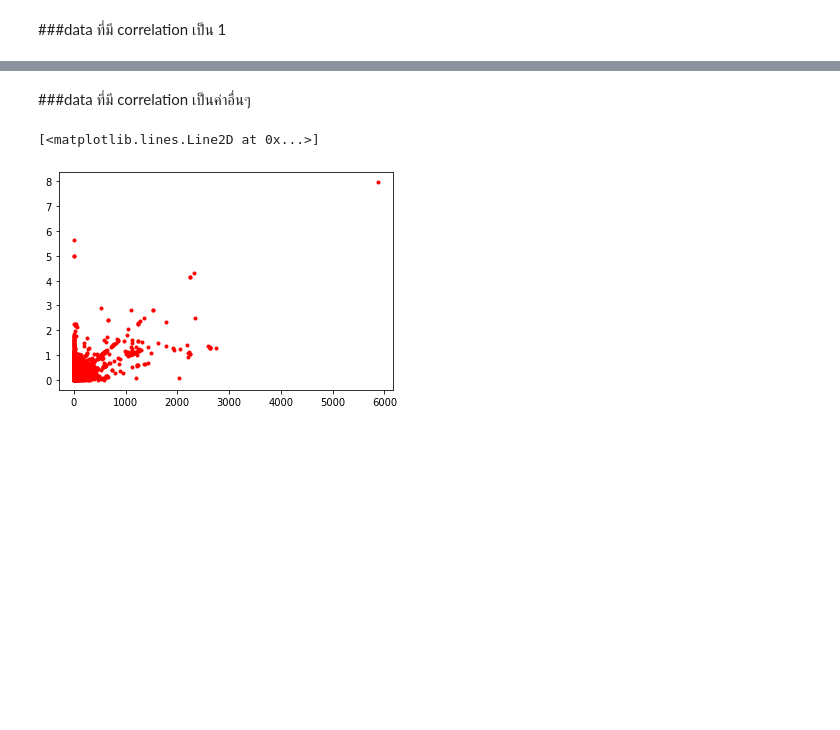
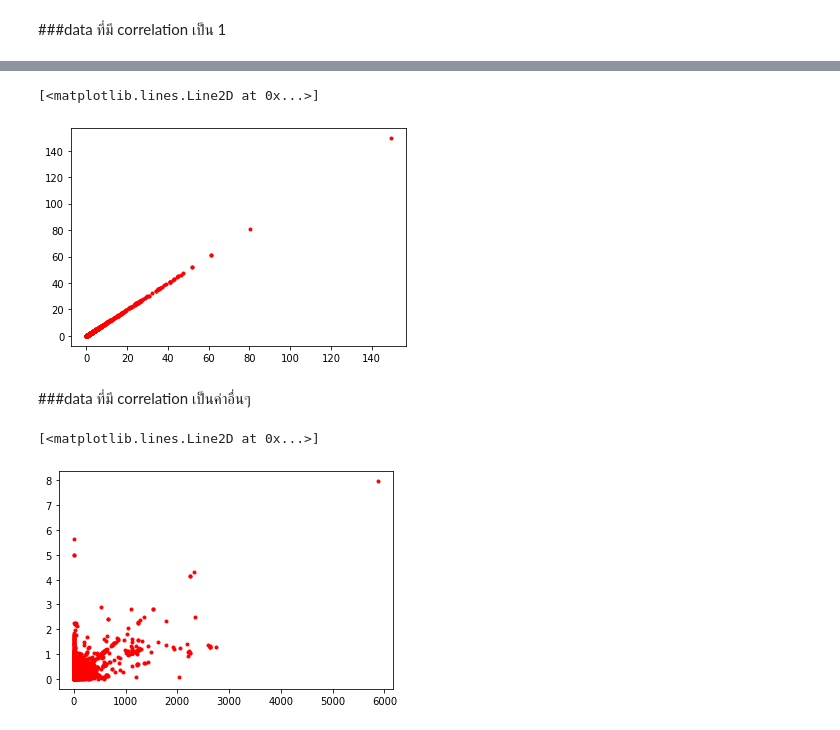
Before and after one commit to Wikanes-k/multivariate, a Jupyter notebook: Chapter3_PCA.ipynb, the cells around one changed output, grey strips where cells are left out. Cells and saved outputs as stored; diff of their text form; code cells hidden in the pictures; blank space fills up the shorter version.

```diff
--- a/Chapter3_PCA.ipynb
+++ b/Chapter3_PCA.ipynb
@@ -545,3 +545,8 @@ plt.plot(newdata.iloc[:,11],newdata.iloc[:,28],'r.')
+# %%
+plt.plot(newdata.iloc[:,10],newdata.iloc[:,10],'r.')
+# %% [output]
+[<matplotlib.lines.Line2D at 0x...>]
+[figure, added]
 # %% [markdown]
 ###data ที่มี correlation เป็นค่าอื่นๆ
 # %%
```
Also changed, not shown: parts of 10 cells of this notebook.
